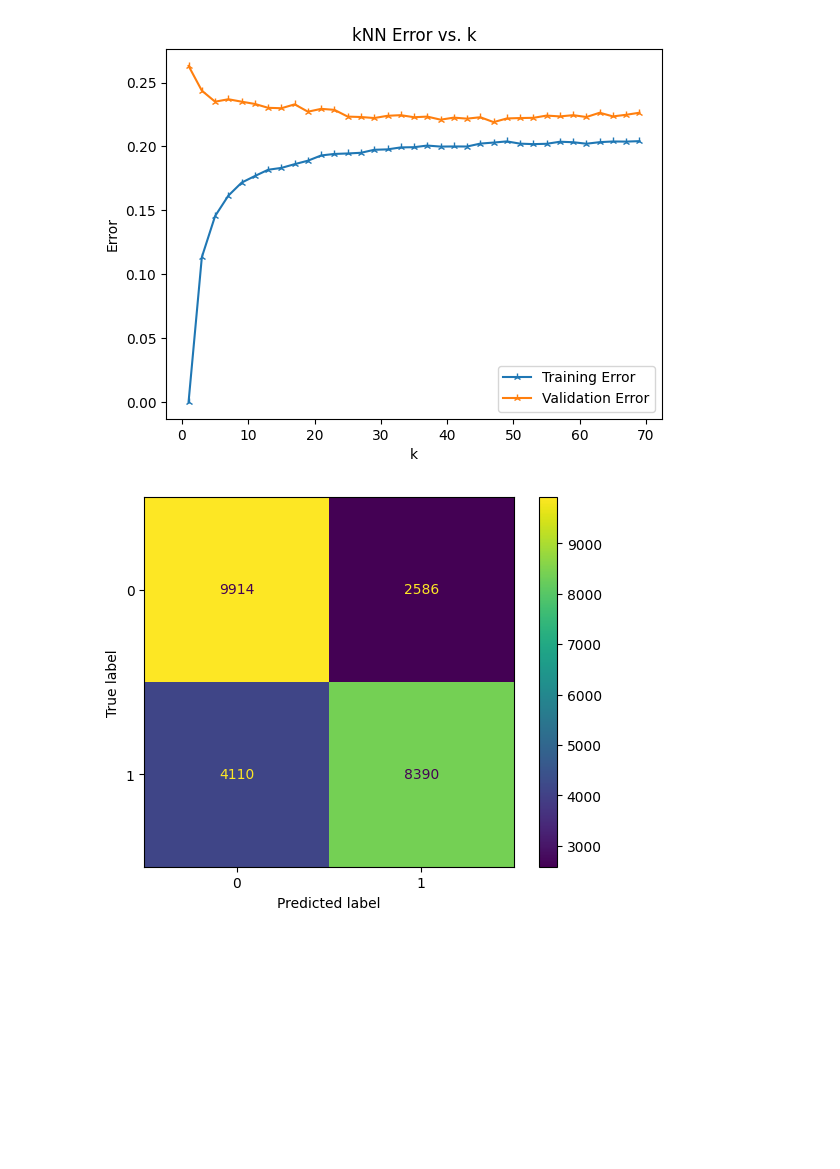
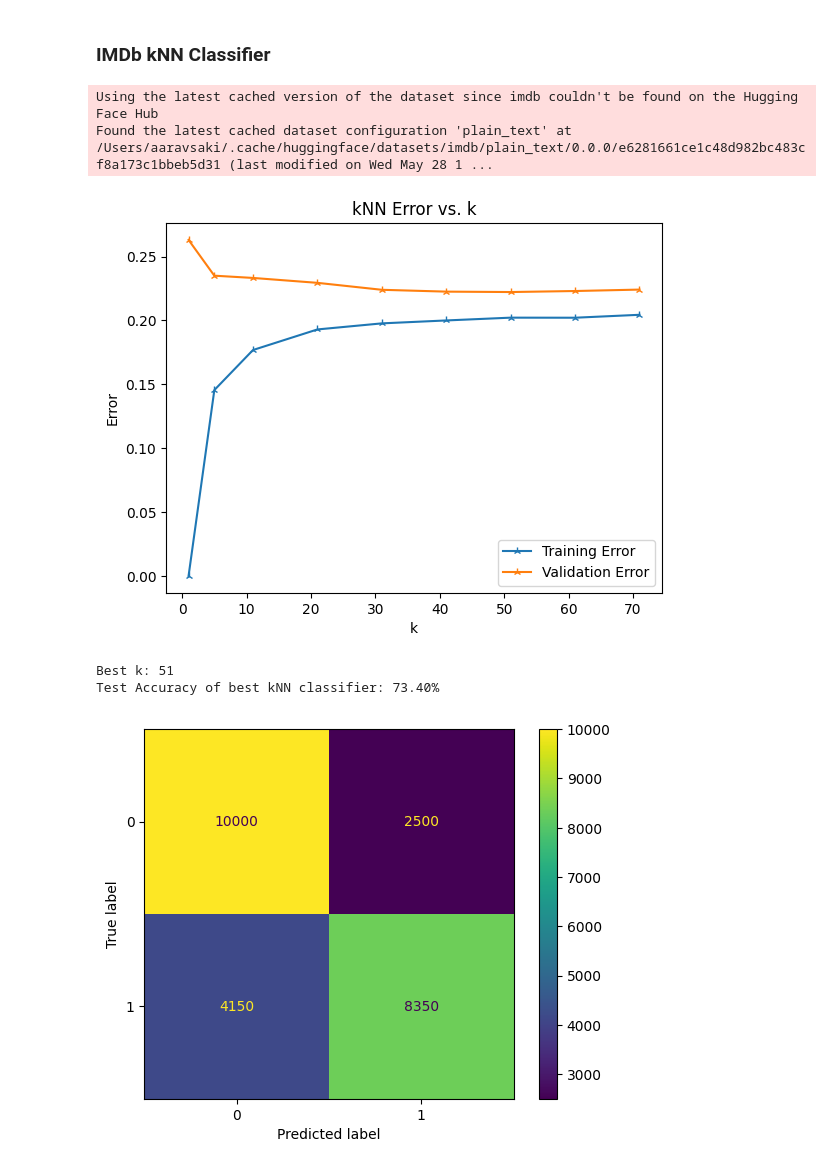
Before and after one commit to codyh587/compsci-178, a Jupyter notebook: knn.ipynb, the cells around one changed output. Drawn from its saved outputs; the diff is of its cells as text; code cells hidden in the pictures; blank space fills up the shorter version.

```diff
--- a/knn.ipynb
+++ b/knn.ipynb
@@ -1,3 +1,5 @@
+# %% [markdown]
+### <b>IMDb kNN Classifier</b>
 # %%
 import matplotlib.pyplot as plt
 import numpy as np
@@ -18,8 +20,8 @@ vectorizer = TfidfVectorizer().fit(dataset["train"]["text"])
 train_texts = vectorizer.transform(dataset["train"]["text"])
 train_labels = np.array(dataset["train"]["label"])
 
-test_texts = vectorizer.transform(dataset["test"]["text"])
-test_labels = np.array(dataset["test"]["label"])
+test_X = vectorizer.transform(dataset["test"]["text"])
+test_y = np.array(dataset["test"]["label"])
 
 train_X, valid_X, train_y, valid_y = train_test_split(
     train_texts,
@@ -28,6 +30,9 @@ train_X, valid_X, train_y, valid_y = train_test_split(
     random_state=seed,
     stratify=train_labels
 )
+# %% [output]
+Using the latest cached version of the dataset since imdb couldn't be found on the Hugging Face Hub
+Found the latest cached dataset configuration 'plain_text' at /Users/aaravsaki/.cache/huggingface/datasets/imdb/plain_text/0.0.0/e6281661ce1c48d982bc483cf8a173c1bbeb5d31 (last modified on Wed May 28 1 ...
 # %%
 # Calculate classifier error for different k-values
 def calculate_errors(k_vals) -> tuple[list, list]:
@@ -35,7 +40,7 @@ def calculate_errors(k_vals) -> tuple[list, list]:
     validation_error = []
 
     for k in k_vals:
-        knn = KNeighborsClassifier(n_neighbors=k, n_jobs=-1)
+        knn = KNeighborsClassifier(metric="cosine", n_neighbors=k, n_jobs=-1)
         knn.fit(train_X, train_y)
         train_error.append(1 - knn.score(train_X, train_y))
         validation_error.append(1 - knn.score(valid_X, valid_y))
@@ -43,7 +48,7 @@ def calculate_errors(k_vals) -> tuple[list, list]:
     return train_error, validation_error
 
 
-k_vals = range(1, 71, 2)
+k_vals = [1, 5, 11, 21, 31, 41, 51, 61, 71]
 train_error, valid_error = calculate_errors(k_vals)
 # %%
 def plot_errors(k_vals, train_error, valid_error) -> None:
@@ -56,20 +61,23 @@ def plot_errors(k_vals, train_error, valid_error) -> None:
 
 plot_errors(k_vals, train_error, valid_error)
 # %% [output]
-[figure, old version]
+[figure, new version]
 # %%
 # Get the k value with the lowest validation error
 best_k_ind = sorted(enumerate(valid_error), key=lambda x: x[1])[0][0]
 best_k = k_vals[best_k_ind]
+print(f'Best k: {best_k}')
 
 # Create a classifier and get its predictions + accuracy on the test set
 clf = KNeighborsClassifier(n_neighbors=best_k, n_jobs=-1)
 clf.fit(train_X, train_y)
-test_acc = clf.score(test_texts, test_labels)
-test_predictions = clf.predict(test_texts)
+test_acc = clf.score(test_X, test_y)
 print(f'Test Accuracy of best kNN classifier: {(test_acc * 100):.2f}%')
+# %% [output]
+Best k: 51
+Test Accuracy of best kNN classifier: 73.40%
 # %%
 # Confusion matrix for kNN classifier with best_k
-cf_display = ConfusionMatrixDisplay.from_predictions(test_labels, test_predictions);
+cf_display = ConfusionMatrixDisplay.from_estimator(clf, test_X, test_y, values_format='d')
 # %% [output]
-[figure, old version]
+[figure, new version]
```
Also changed, not shown: 2 other files.
